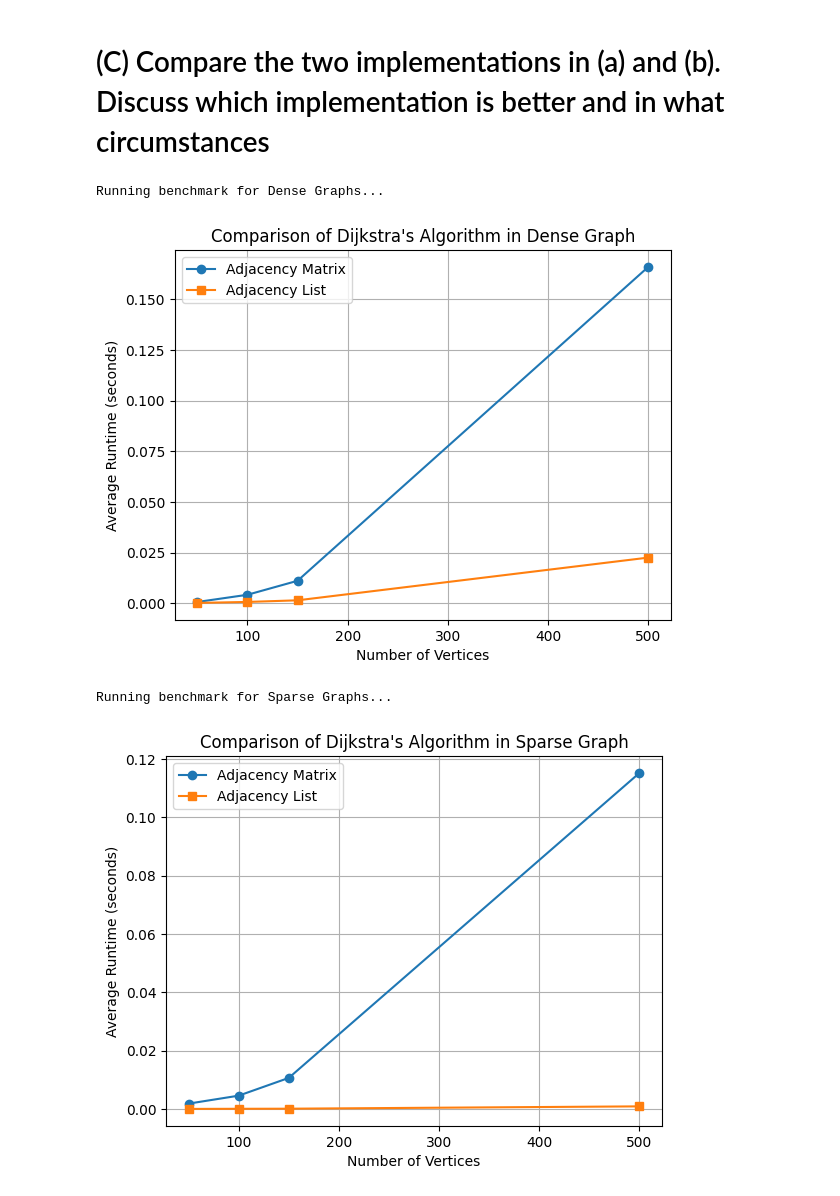
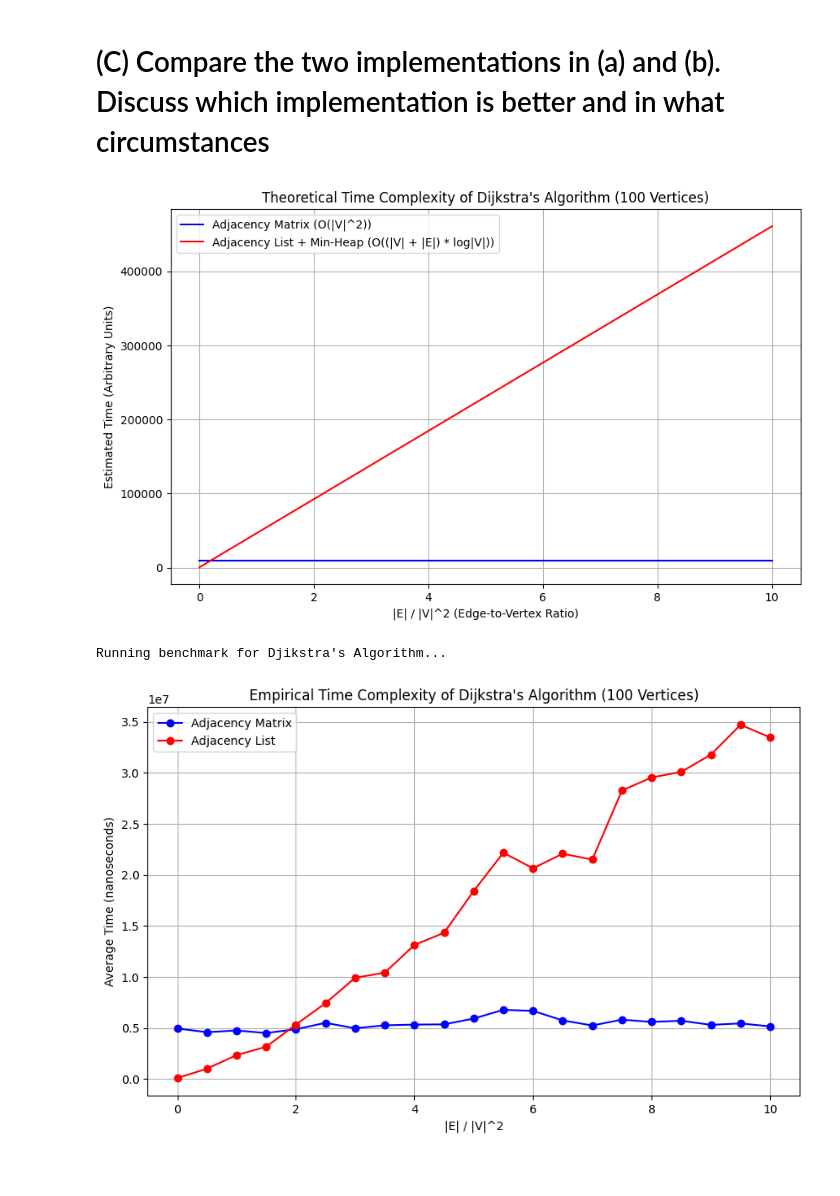
Before and after one commit to ZaydShabazAli/SC2001-Group7-Project2, a Jupyter notebook: code/main.ipynb, the cells around one changed output. Drawn from its saved outputs; the diff is of its cells as text; code cells hidden in the pictures; blank space fills up the shorter version.

```diff
--- a/code/main.ipynb
+++ b/code/main.ipynb
@@ -339,2 +327,35 @@ def plot_results(num_vertices, matrix_times, list_times, graph_type):
+# %%
+import matplotlib.pyplot as plt
+import numpy as np
+
+def plot_theoretical_complexity():
+    # Constants
+    num_vertices = 100  # Fixed number of vertices
+    num_edges_list = np.arange(0, 100001, 5000)  # Number of edges from 0 to 100,000 in steps of 5,000
+
+    # Time complexity calculations
+    time_matrix = np.ones_like(num_edges_list) * (num_vertices ** 2)  # O(|V|^2) for adjacency matrix
+    time_list = (num_vertices + num_edges_list) * np.log(num_vertices)  # O((|V| + |E|) * log|V|) for adjacency list + min heap
+
+    # Ratio |E| / |V|^2
+    ratio_list = num_edges_list / (num_vertices ** 2)
+
+    # Plotting
+    plt.figure(figsize=(10, 6))
+
+    plt.plot(ratio_list, time_matrix, label="Adjacency Matrix (O(|V|^2))", color='b', linestyle='-')
+    plt.plot(ratio_list, time_list, label="Adjacency List + Min-Heap (O((|V| + |E|) * log|V|))", color='r', linestyle='-')
+
+    plt.title('Theoretical Time Complexity of Dijkstra\'s Algorithm (100 Vertices)')
+    plt.xlabel('|E| / |V|^2 (Edge-to-Vertex Ratio)')
+    plt.ylabel('Estimated Time (Arbitrary Units)')
+    plt.legend()
+    plt.grid(True)
+    plt.show()
+
+# Call the function to plot
+plot_theoretical_complexity()
+# %% [output]
+[figure, added]
 # %%
 def benchmark(graph_type='dense'):
@@ -378,14 +397,0 @@ def benchmark(graph_type='dense'):
-# %%
-
-print("Running benchmark for Dense Graphs...")
-num_vertices_dense, matrix_times_dense, list_times_dense = benchmark(graph_type='dense')
-plot_results(num_vertices_dense, matrix_times_dense, list_times_dense, graph_type='dense')
-
-print("Running benchmark for Sparse Graphs...")
-num_vertices_sparse, matrix_times_sparse, list_times_sparse = benchmark(graph_type='sparse')
-plot_results(num_vertices_sparse, matrix_times_sparse, list_times_sparse, graph_type='sparse')
-# %% [output]
-Running benchmark for Dense Graphs...
-[figure, removed]
-Running benchmark for Sparse Graphs...
-[figure, removed]
@@ -391,0 +411,8 @@ Running benchmark for Sparse Graphs...
+# %%
+# Run benchmark and plot results for Dense Graphs with 1000 vertices
+print("Running benchmark for Djikstra's Algorithm...")
+ratios_dense, matrix_times_dense, list_times_dense = benchmark(graph_type='dense')
+plot_results(ratios_dense, matrix_times_dense, list_times_dense, graph_type='dense')
+# %% [output]
+Running benchmark for Djikstra's Algorithm...
+[figure, added]
```
Also changed, not shown: parts of 7 cells of this notebook.
